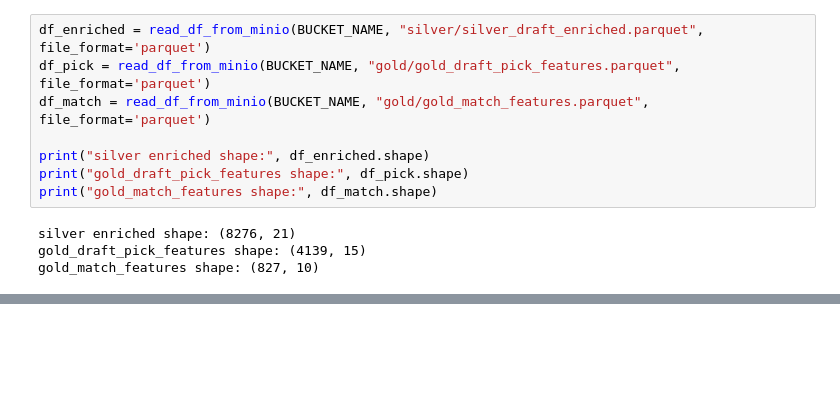
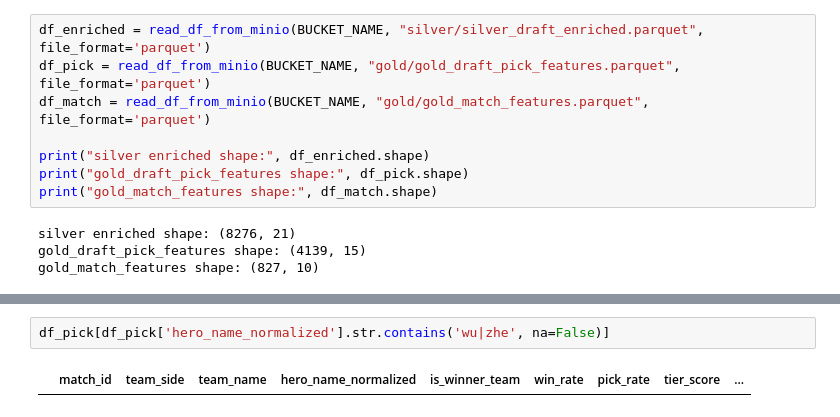
Before and after one commit to akhmadCh/mobile-legends-draft-assistant, a Jupyter notebook: notebooks/5_gold_validation.ipynb, the cells around one changed output, grey strips where cells are left out. Drawn from its saved outputs; the diff is of its cells as text; blank space fills up the shorter version.

```diff
--- a/notebooks/5_gold_validation.ipynb
+++ b/notebooks/5_gold_validation.ipynb
@@ -184,0 +239,4 @@ Name: is_winner_team, dtype: float64
+# %%
+df_pick[df_pick['hero_name_normalized'].str.contains('wu|zhe', na=False)]
+# %% [output]
+|  | match_id | team_side | team_name | hero_name_normalized | is_winner_team | win_rate | pick_rate | tier_score | ... |
```
Also changed, not shown: parts of 13 cells of this notebook, 17 other files.
